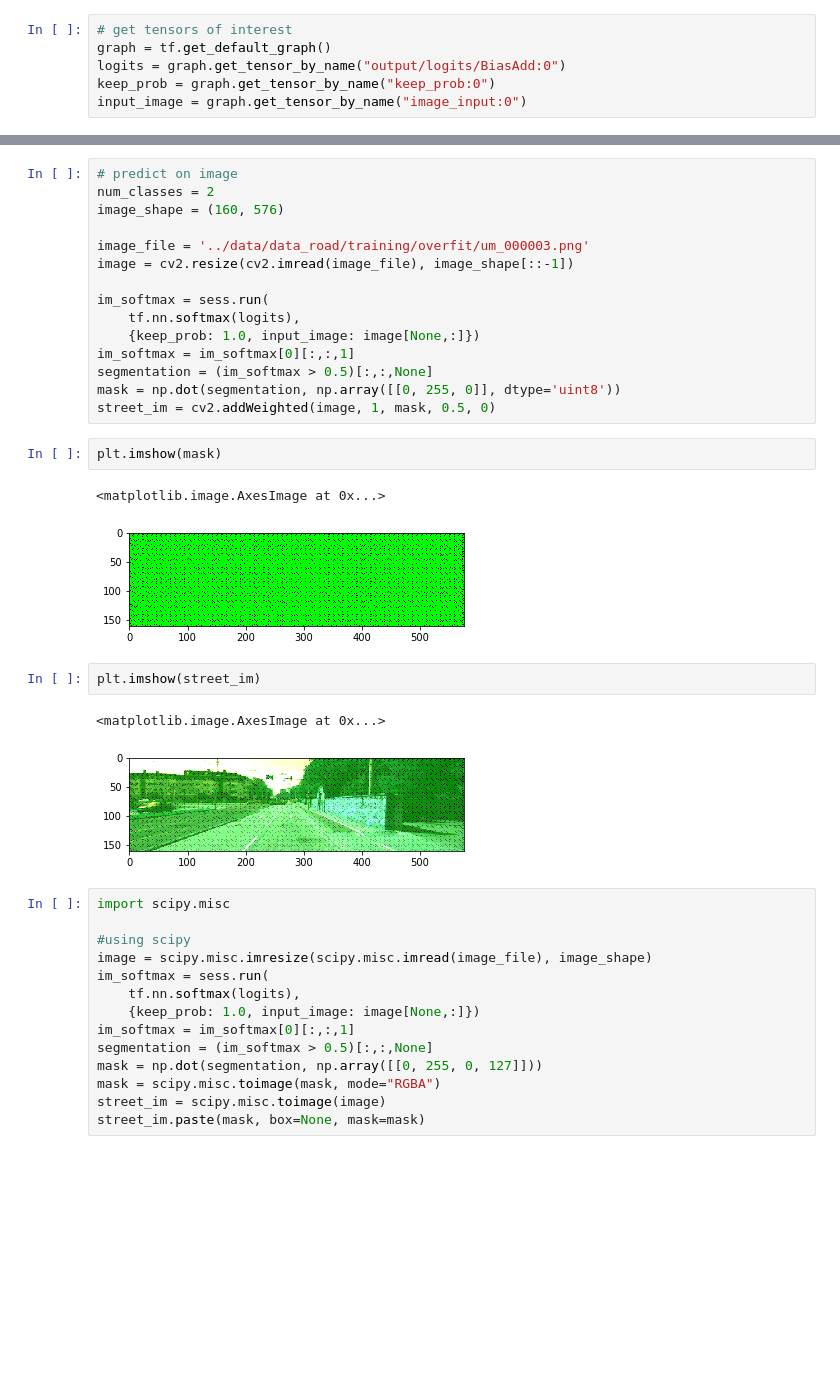
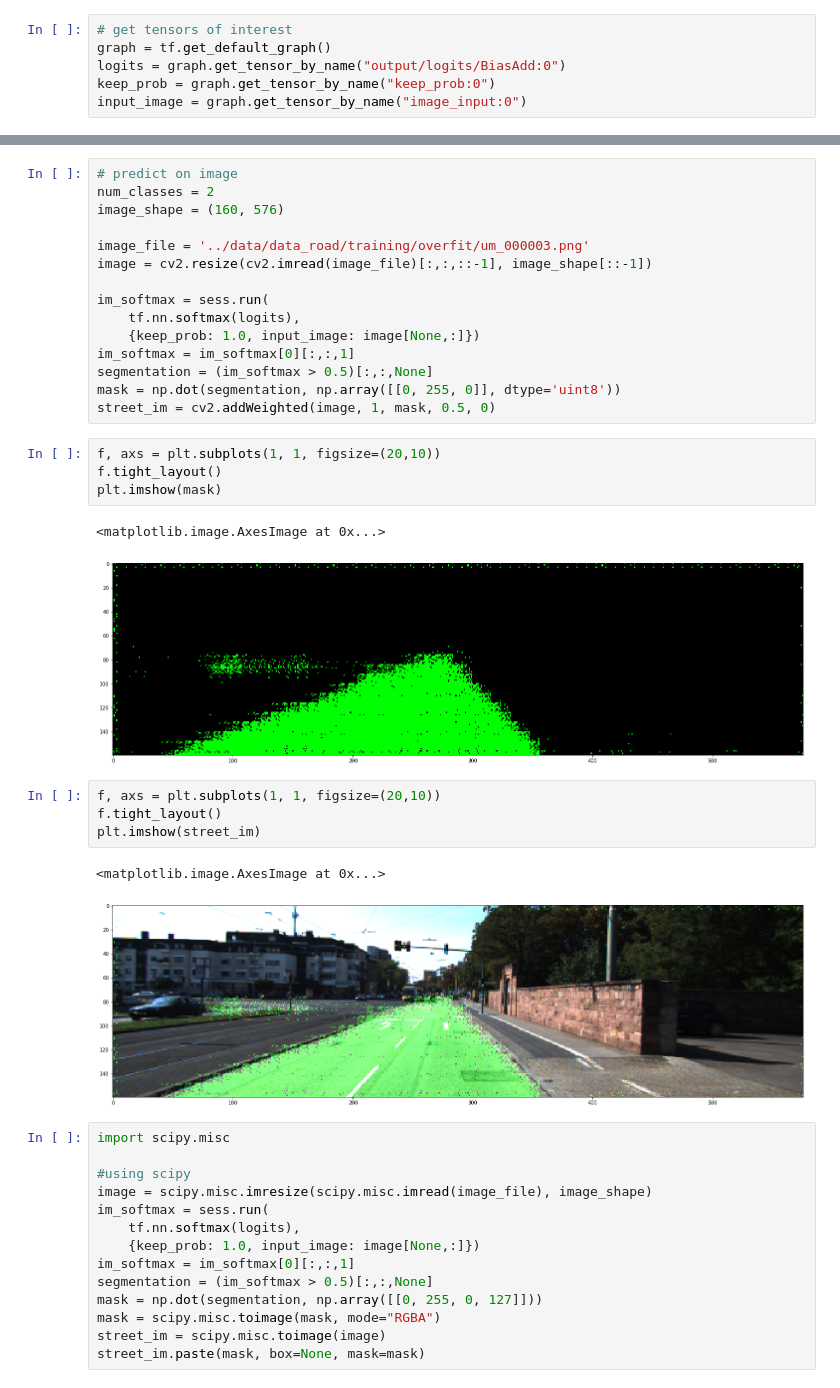
Before and after one commit to DhruvaKumar/CarND-Semantic-Segmentation, a Jupyter notebook: exploration/loadmodel-predict-overfit.ipynb, the cells around one changed output, grey strips where cells are left out. Saved outputs shown, nothing was run; the diff lists cells and outputs as text; blank space fills up the shorter version.

```diff
--- a/exploration/loadmodel-predict-overfit.ipynb
+++ b/exploration/loadmodel-predict-overfit.ipynb
@@ -40,7 +40,7 @@ num_classes = 2
 image_shape = (160, 576)
 
 image_file = '../data/data_road/training/overfit/um_000003.png'
-image = cv2.resize(cv2.imread(image_file), image_shape[::-1])
+image = cv2.resize(cv2.imread(image_file)[:,:,::-1], image_shape[::-1])
 
 im_softmax = sess.run(
     tf.nn.softmax(logits),
@@ -49,16 +49,20 @@ im_softmax = im_softmax[0][:,:,1]
 segmentation = (im_softmax > 0.5)[:,:,None]
 mask = np.dot(segmentation, np.array([[0, 255, 0]], dtype='uint8'))
 street_im = cv2.addWeighted(image, 1, mask, 0.5, 0)
-# %%
-plt.imshow(mask)
-# %% [output]
-<matplotlib.image.AxesImage at 0x...>
-[figure, removed]
-# %%
-plt.imshow(street_im)
-# %% [output]
-<matplotlib.image.AxesImage at 0x...>
-[figure, removed]
+# %%
+f, axs = plt.subplots(1, 1, figsize=(20,10))
+f.tight_layout()
+plt.imshow(mask)
+# %% [output]
+<matplotlib.image.AxesImage at 0x...>
+[figure, added]
+# %%
+f, axs = plt.subplots(1, 1, figsize=(20,10))
+f.tight_layout()
+plt.imshow(street_im)
+# %% [output]
+<matplotlib.image.AxesImage at 0x...>
+[figure, added]
 # %%
 import scipy.misc
 
```
Also changed, not shown: parts of 4 cells of this notebook, 1 other file.
